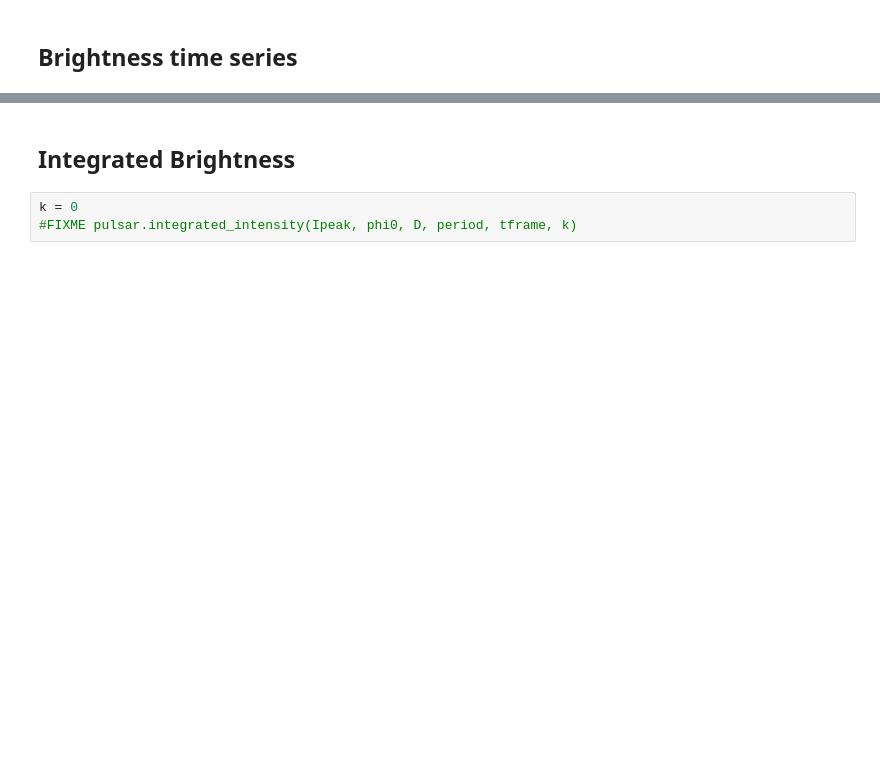
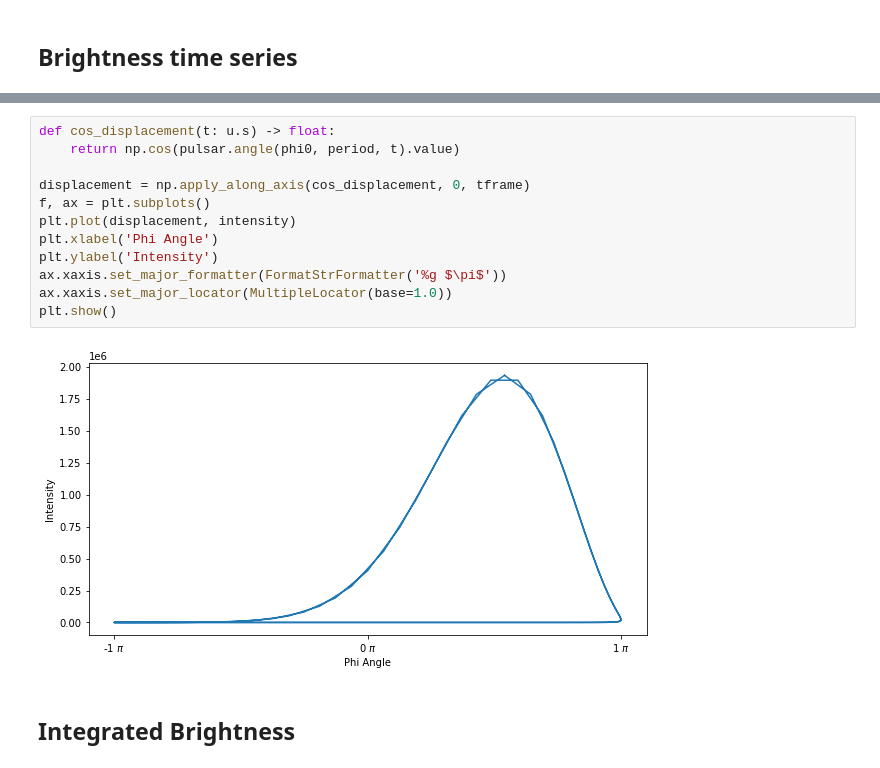
Before and after one commit to louisbranch/cta200_2022, a Jupyter notebook: project/project.ipynb, the cells around one changed output, grey strips where cells are left out. Cells and saved outputs as stored; diff of their text form; blank space fills up the shorter version.

```diff
--- a/project/project.ipynb
+++ b/project/project.ipynb
@@ -29,5 +38,16 @@ plt.show()
+# %%
+def cos_displacement(t: u.s) -> float:
+    return np.cos(pulsar.angle(phi0, period, t).value)
+
+displacement = np.apply_along_axis(cos_displacement, 0, tframe)
+f, ax = plt.subplots()
+plt.plot(displacement, intensity)
+plt.xlabel('Phi Angle')
+plt.ylabel('Intensity')
+ax.xaxis.set_major_formatter(FormatStrFormatter('%g $\pi$'))
+ax.xaxis.set_major_locator(MultipleLocator(base=1.0))
+plt.show()
+# %% [output]
+[figure, added]
 # %% [markdown]
 ## Integrated Brightness
-# %%
-k = 0
-#FIXME pulsar.integrated_intensity(Ipeak, phi0, D, period, tframe, k)
```
Also changed, not shown: parts of 4 cells of this notebook, 2 other files.
